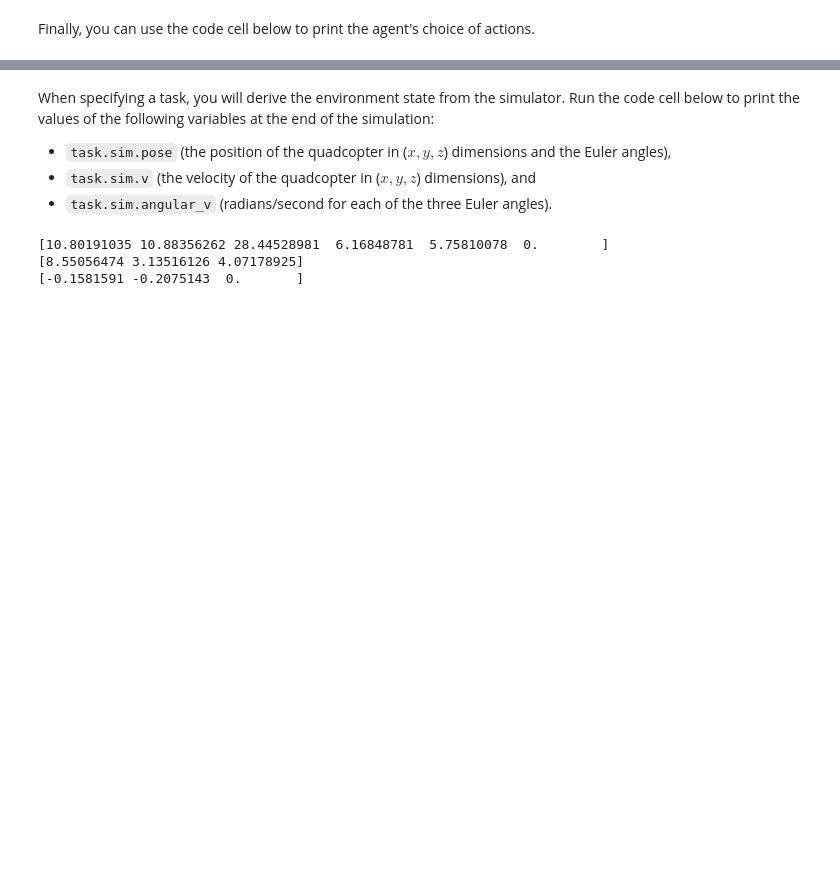
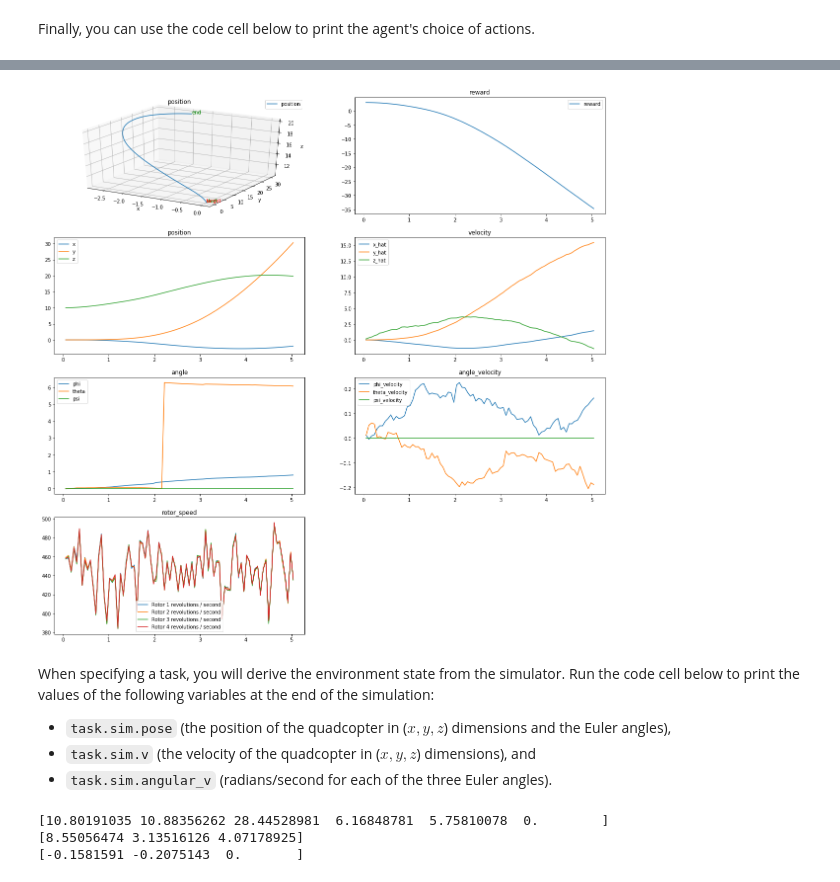
Before and after one commit to wexpect/udacity_deep_learning_foundation_nanodegress_program, a Jupyter notebook: part_6_deep_reinforcement_learning/lesson_12_teaching_a_quadcopter_how_to_fly/RL-Quadcopter-2/Quadcopter_Project.ipynb, the cells around one changed output, grey strips where cells are left out. Drawn from its saved outputs; the diff is of its cells as text; code cells hidden in the pictures; blank space fills up the shorter version.

Commit message:
add plot

```diff
--- a/part_6_deep_reinforcement_learning/lesson_12_teaching_a_quadcopter_how_to_fly/RL-Quadcopter-2/Quadcopter_Project.ipynb
+++ b/part_6_deep_reinforcement_learning/lesson_12_teaching_a_quadcopter_how_to_fly/RL-Quadcopter-2/Quadcopter_Project.ipynb
@@ -61,13 +61,14 @@ file_output = 'data.txt'                         # file name for saved results
 
 # Setup
 task = Task(init_pose, init_velocities, init_angle_velocities, runtime)
+target_pos = task.target_pos
+
 agent = Basic_Agent(task)
+
 done = False
 labels = ['time', 'x', 'y', 'z', 'phi', 'theta', 'psi', 'x_velocity',
           'y_velocity', 'z_velocity', 'phi_velocity', 'theta_velocity',
           'psi_velocity', 'rotor_speed1', 'rotor_speed2', 'rotor_speed3', 'rotor_speed4',
-
-          # Rui add
           'reward',
          ]
 results = {x : [] for x in labels}
@@ -77,13 +78,10 @@ with open(file_output, 'w') as csvfile:
     writer = csv.writer(csvfile)
     writer.writerow(labels)
     while True:
-        rotor_speeds = agent.act()
+        action = agent.act()
         _, reward, done = task.step(rotor_speeds)
 
-        to_write = (
-            [task.sim.time] + list(task.sim.pose) + list(task.sim.v) + list(task.sim.angular_v) + list(rotor_speeds)
-            + [reward]
-        )
+        to_write = [task.sim.time] + list(task.sim.pose) + list(task.sim.v) + list(task.sim.angular_v) + list(action) + [reward]
         for ii in range(len(labels)):
             results[labels[ii]].append(to_write[ii])
         writer.writerow(to_write)
@@ -217,3 +221,7 @@ plt.show()
+# %%
+plot_result(results, target_pos)
+# %% [output]
+[figure, added]
 # %% [markdown]
 When specifying a task, you will derive the environment state from the simulator.  Run the code cell below to print the values of the following variables at the end of the simulation:
 - `task.sim.pose` (the position of the quadcopter in ($x,y,z$) dimensions and the Euler angles),
```
Also changed, not shown: parts of 11 cells of this notebook, 3 other files.
